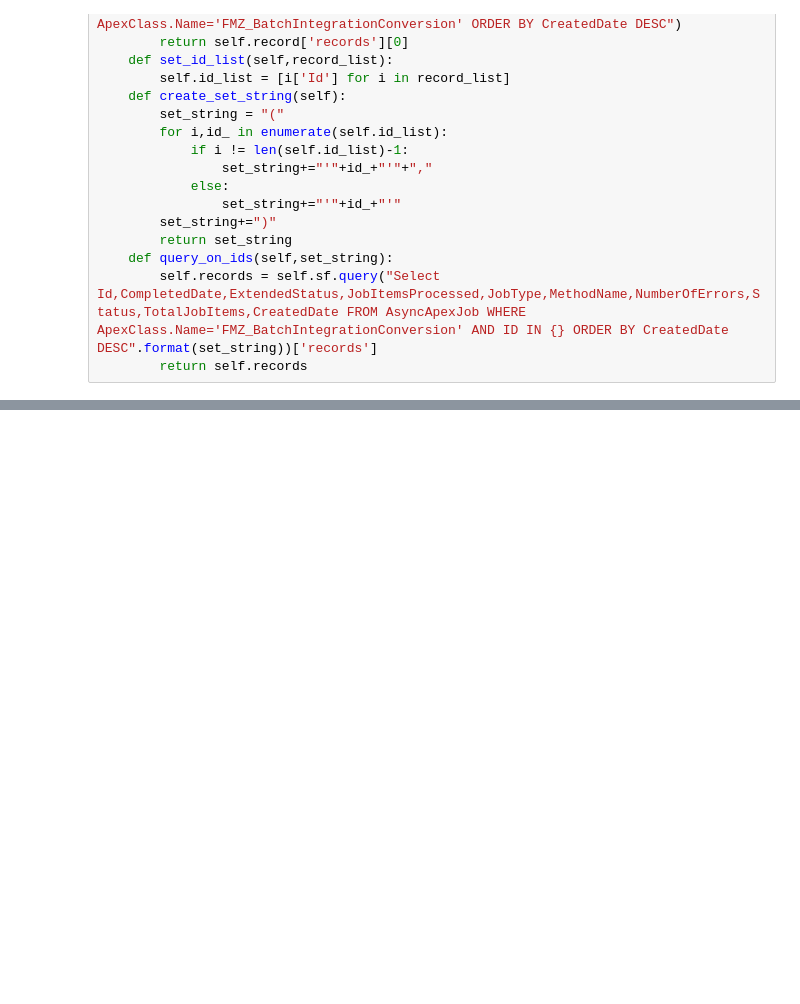
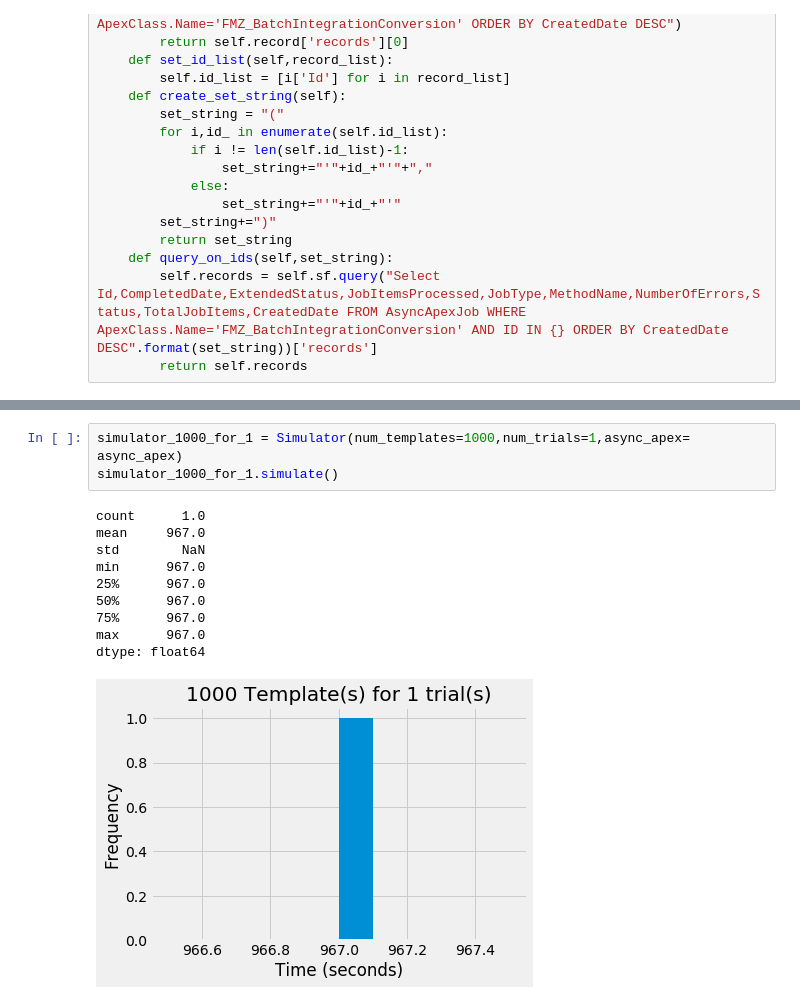
Before and after one commit to btdiaz34/sfdc_profile, a Jupyter notebook: disney_conversion/convert.ipynb, the cells around one changed output, grey strips where cells are left out. Saved outputs shown, nothing was run; the diff lists cells and outputs as text; blank space fills up the shorter version.

```diff
--- a/disney_conversion/convert.ipynb
+++ b/disney_conversion/convert.ipynb
@@ -343,0 +430,14 @@ SalesforceMalformedRequest: Malformed request https://java-connect-4170.cs94.my.
+# %%
+simulator_1000_for_1 = Simulator(num_templates=1000,num_trials=1,async_apex= async_apex)
+simulator_1000_for_1.simulate()
+# %% [output]
+count      1.0
+mean     967.0
+std        NaN
+min      967.0
+25%      967.0
+50%      967.0
+75%      967.0
+max      967.0
+dtype: float64
+[figure, added]
```
Also changed, not shown: parts of 15 cells of this notebook, 1 other file.
